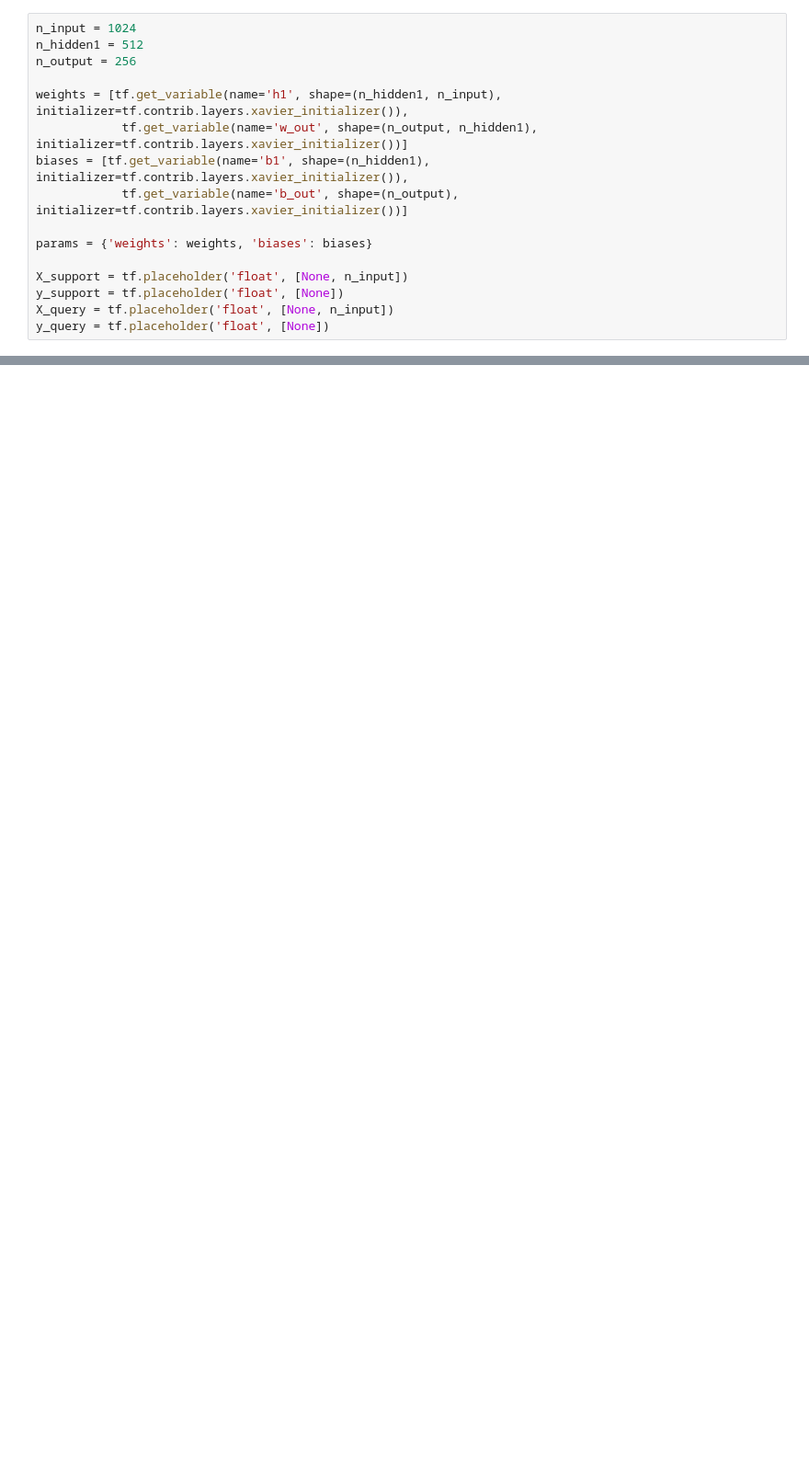
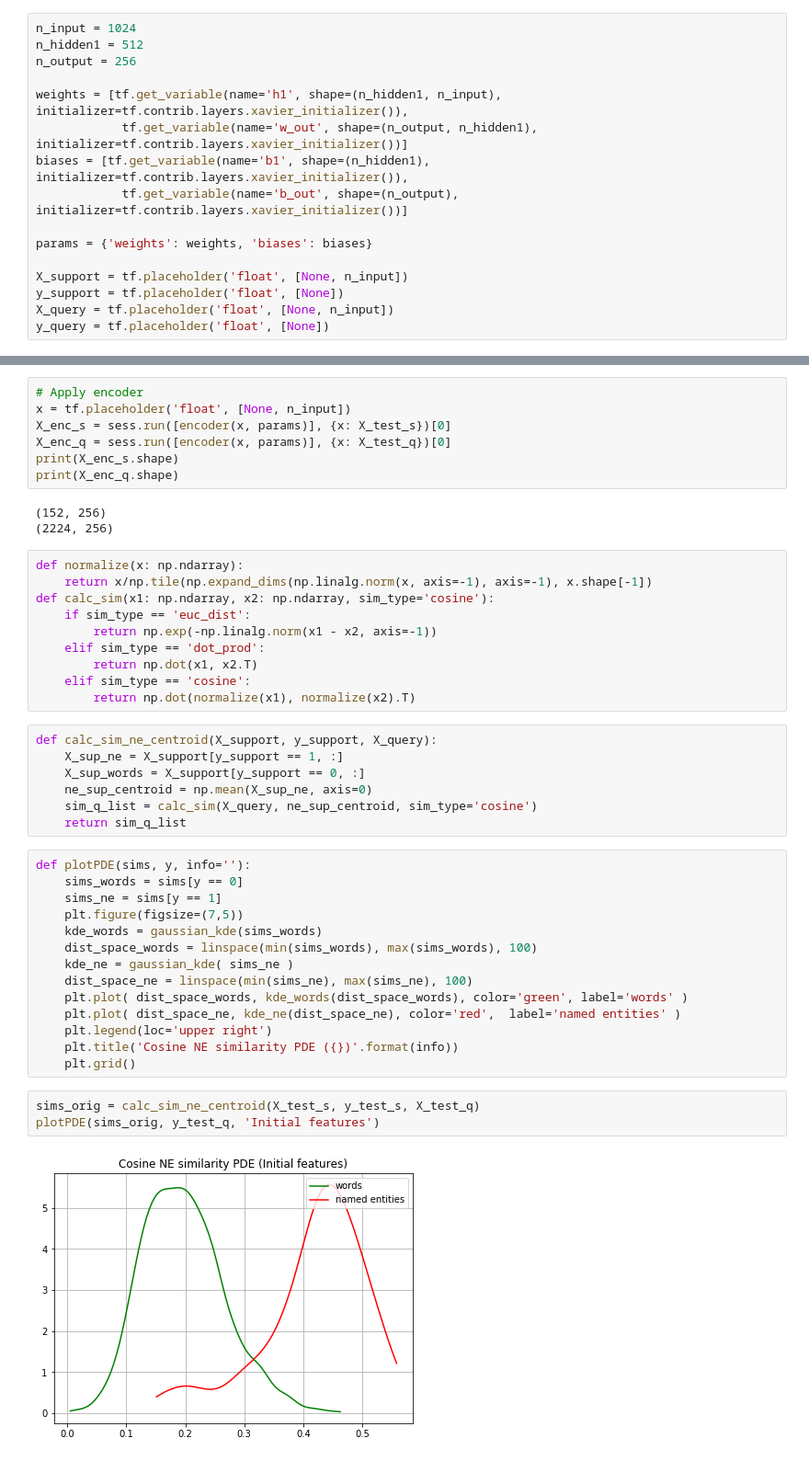
Before and after one commit to deeppavlov/fewshot_NER, a Jupyter notebook: notebooks/8. Metric network learning.ipynb, the cells around one changed output, grey strips where cells are left out. Shown: that part at 92% size. Cells and saved outputs as stored; diff of their text form; blank space fills up the shorter version.

```diff
--- a/notebooks/8. Metric network learning.ipynb
+++ b/notebooks/8. Metric network learning.ipynb
@@ -186,0 +223,46 @@ Step 10/10
+# %%
+# Apply encoder
+x = tf.placeholder('float', [None, n_input])
+X_enc_s = sess.run([encoder(x, params)], {x: X_test_s})[0]
+X_enc_q = sess.run([encoder(x, params)], {x: X_test_q})[0]
+print(X_enc_s.shape)
+print(X_enc_q.shape)
+# %% [output]
+(152, 256)
+(2224, 256)
+# %%
+def normalize(x: np.ndarray):
+    return x/np.tile(np.expand_dims(np.linalg.norm(x, axis=-1), axis=-1), x.shape[-1])
+def calc_sim(x1: np.ndarray, x2: np.ndarray, sim_type='cosine'):
+    if sim_type == 'euc_dist':
+        return np.exp(-np.linalg.norm(x1 - x2, axis=-1))
+    elif sim_type == 'dot_prod':
+        return np.dot(x1, x2.T)
+    elif sim_type == 'cosine':
+        return np.dot(normalize(x1), normalize(x2).T)
+# %%
+def calc_sim_ne_centroid(X_support, y_support, X_query):
+    X_sup_ne = X_support[y_support == 1, :]
+    X_sup_words = X_support[y_support == 0, :]
+    ne_sup_centroid = np.mean(X_sup_ne, axis=0)
+    sim_q_list = calc_sim(X_query, ne_sup_centroid, sim_type='cosine')
+    return sim_q_list
+# %%
+def plotPDE(sims, y, info=''):
+    sims_words = sims[y == 0]
+    sims_ne = sims[y == 1]
+    plt.figure(figsize=(7,5))
+    kde_words = gaussian_kde(sims_words)
+    dist_space_words = linspace(min(sims_words), max(sims_words), 100)
+    kde_ne = gaussian_kde( sims_ne )
+    dist_space_ne = linspace(min(sims_ne), max(sims_ne), 100)
+    plt.plot( dist_space_words, kde_words(dist_space_words), color='green', label='words' )
+    plt.plot( dist_space_ne, kde_ne(dist_space_ne), color='red',  label='named entities' )
+    plt.legend(loc='upper right')
+    plt.title('Cosine NE similarity PDE ({})'.format(info))
+    plt.grid()
+# %%
+sims_orig = calc_sim_ne_centroid(X_test_s, y_test_s, X_test_q)
+plotPDE(sims_orig, y_test_q, 'Initial features')
+# %% [output]
+[figure, added]
```
Also changed, not shown: parts of 14 cells of this notebook, 2 other files.
